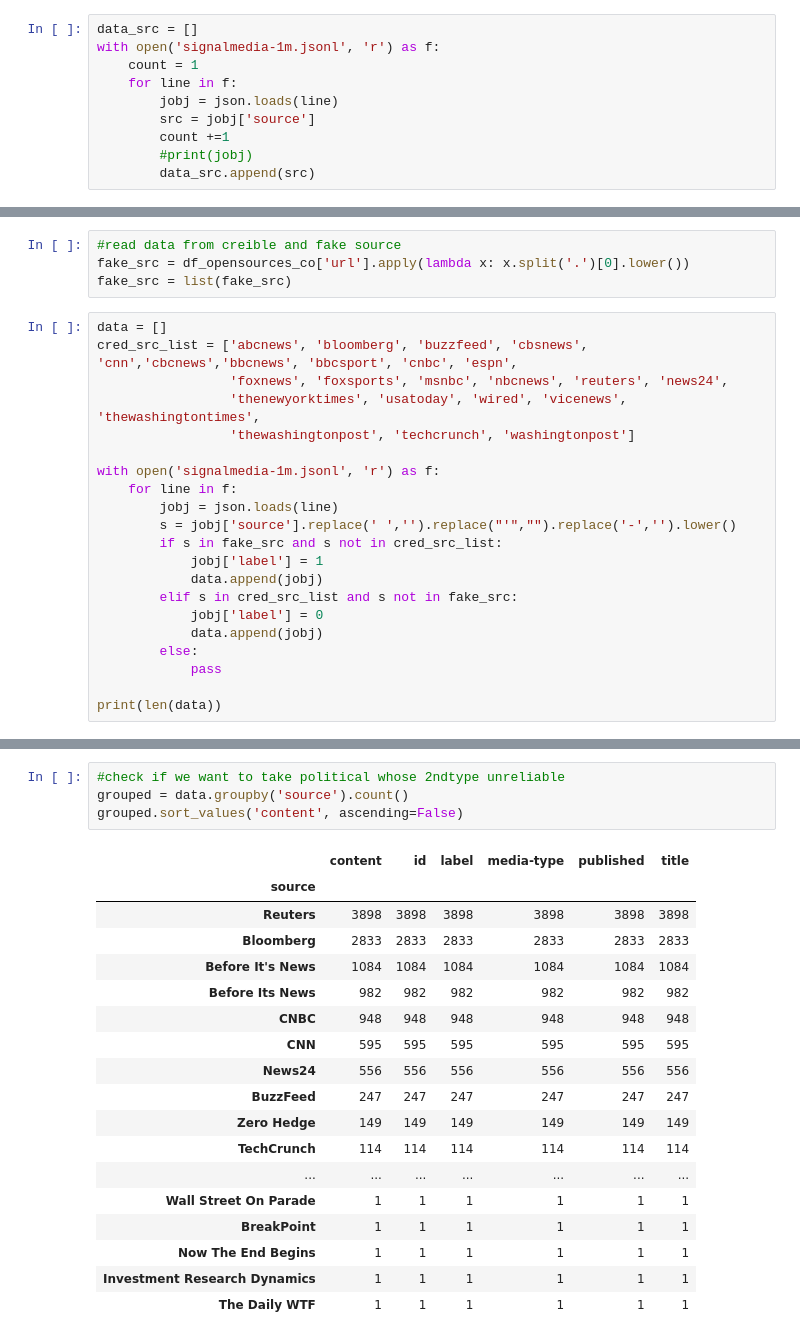
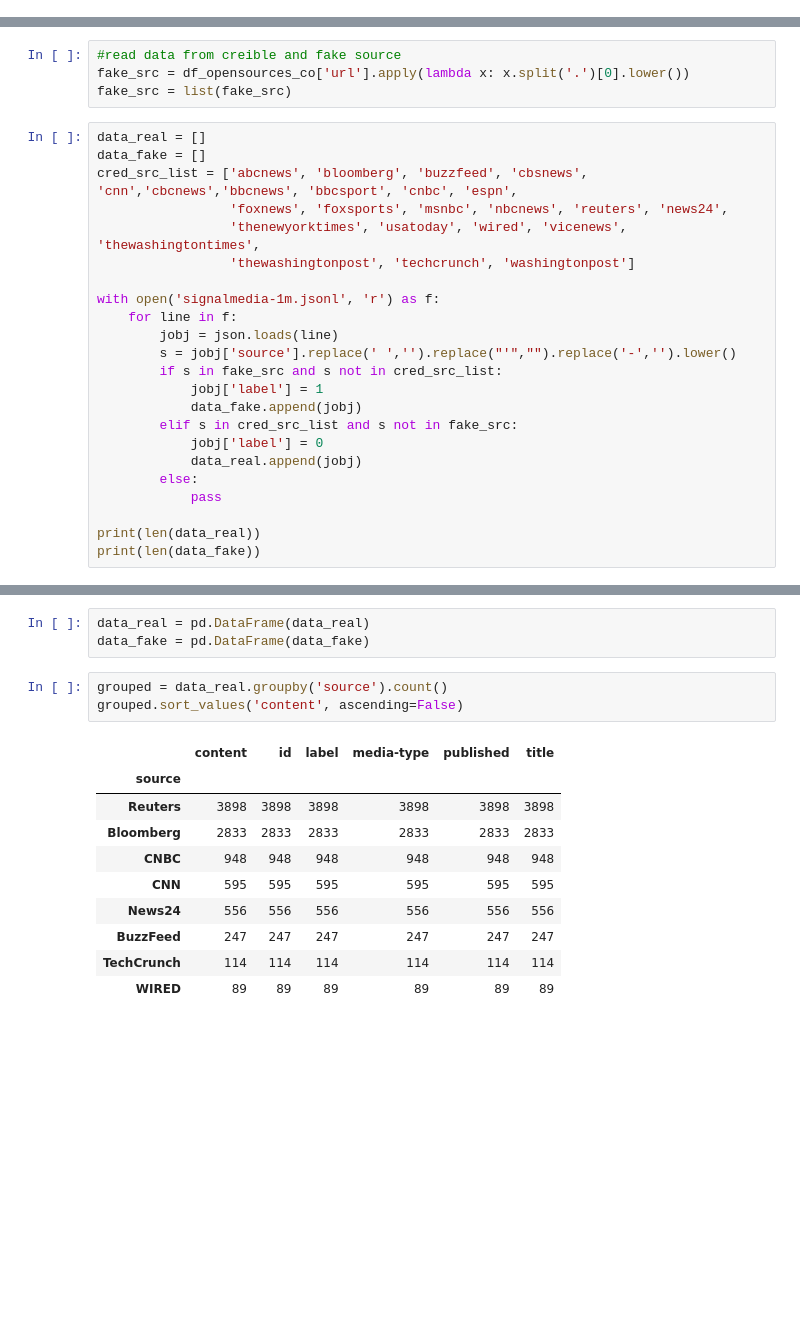
Before and after one commit to soniampub/Fake_News_Detection, a Jupyter notebook: DataFromSignalMedia.ipynb, the cells around one changed output, grey strips where cells are left out. Cells and saved outputs as stored; diff of their text form; blank space fills up the shorter version.

Commit message:
sampling equal classes for real and fake

```diff
--- a/DataFromSignalMedia.ipynb
+++ b/DataFromSignalMedia.ipynb
@@ -12,10 +6,0 @@ df_credible = pd.read_csv(CREDIBLE_SRC, sep=',')
-# %%
-data_src = []
-with open('signalmedia-1m.jsonl', 'r') as f:
-    count = 1
-    for line in f:
-        jobj = json.loads(line)
-        src = jobj['source']
-        count +=1
-        #print(jobj)
-        data_src.append(src)
@@ -95,7 +45,8 @@ After ietarating through all signal data we have  734488
 fake_src = df_opensources_co['url'].apply(lambda x: x.split('.')[0].lower())
 fake_src = list(fake_src)
 # %%
-data = []
+data_real = []
+data_fake = []
 cred_src_list = ['abcnews', 'bloomberg', 'buzzfeed', 'cbsnews', 'cnn','cbcnews','bbcnews', 'bbcsport', 'cnbc', 'espn',
                  'foxnews', 'foxsports', 'msnbc', 'nbcnews', 'reuters', 'news24',
                  'thenewyorktimes', 'usatoday', 'wired', 'vicenews', 'thewashingtontimes',
@@ -107,12 +58,13 @@ with open('signalmedia-1m.jsonl', 'r') as f:
         s = jobj['source'].replace(' ','').replace("'","").replace('-','').lower()
         if s in fake_src and s not in cred_src_list:
             jobj['label'] = 1
-            data.append(jobj)
+            data_fake.append(jobj)
         elif s in cred_src_list and s not in fake_src:
             jobj['label'] = 0
-            data.append(jobj)
+            data_real.append(jobj)
         else:
             pass
 
-print(len(data))
+print(len(data_real))
+print(len(data_fake))
 # %% [output]
@@ -122,23 +73,17 @@ data = pd.DataFrame(data)
+# %%
+data_real = pd.DataFrame(data_real)
+data_fake = pd.DataFrame(data_fake)
 # %%
-#check if we want to take political whose 2ndtype unreliable
-grouped = data.groupby('source').count()
+grouped = data_real.groupby('source').count()
 grouped.sort_values('content', ascending=False)
 # %% [output]
 |  | content | id | label | media-type | published | title |
 | source |  |  |  |  |  |  |
 | Reuters | 3898 | 3898 | 3898 | 3898 | 3898 | 3898 |
 | Bloomberg | 2833 | 2833 | 2833 | 2833 | 2833 | 2833 |
-| Before It's News | 1084 | 1084 | 1084 | 1084 | 1084 | 1084 |
-| Before Its News | 982 | 982 | 982 | 982 | 982 | 982 |
 | CNBC | 948 | 948 | 948 | 948 | 948 | 948 |
 | CNN | 595 | 595 | 595 | 595 | 595 | 595 |
 | News24 | 556 | 556 | 556 | 556 | 556 | 556 |
 | BuzzFeed | 247 | 247 | 247 | 247 | 247 | 247 |
-| Zero Hedge | 149 | 149 | 149 | 149 | 149 | 149 |
 | TechCrunch | 114 | 114 | 114 | 114 | 114 | 114 |
-| ... | ... | ... | ... | ... | ... | ... |
-| Wall Street On Parade | 1 | 1 | 1 | 1 | 1 | 1 |
-| BreakPoint | 1 | 1 | 1 | 1 | 1 | 1 |
-| Now The End Begins | 1 | 1 | 1 | 1 | 1 | 1 |
-| Investment Research Dynamics | 1 | 1 | 1 | 1 | 1 | 1 |
-| The Daily WTF | 1 | 1 | 1 | 1 | 1 | 1 |
+| WIRED | 89 | 89 | 89 | 89 | 89 | 89 |
```
Also changed, not shown: parts of 22 cells of this notebook.
